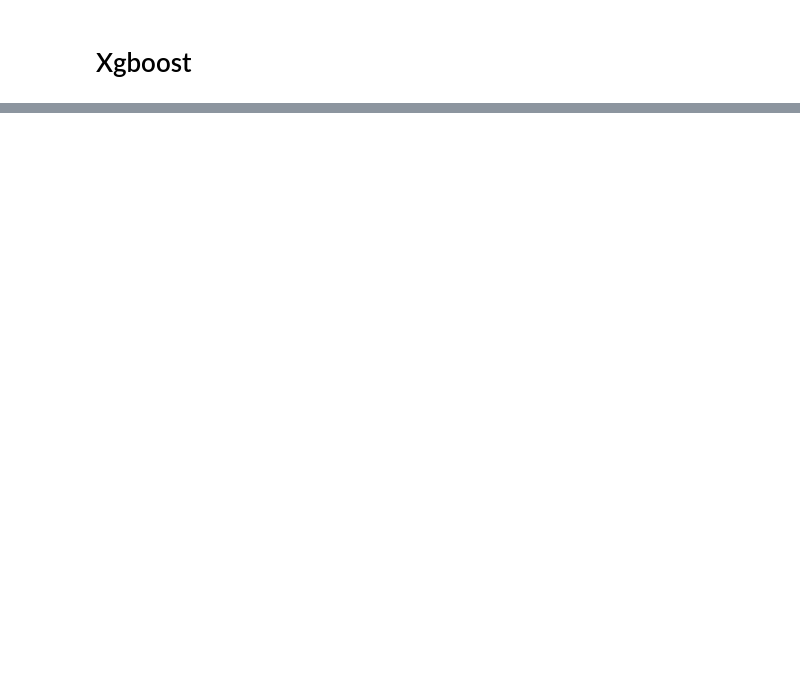
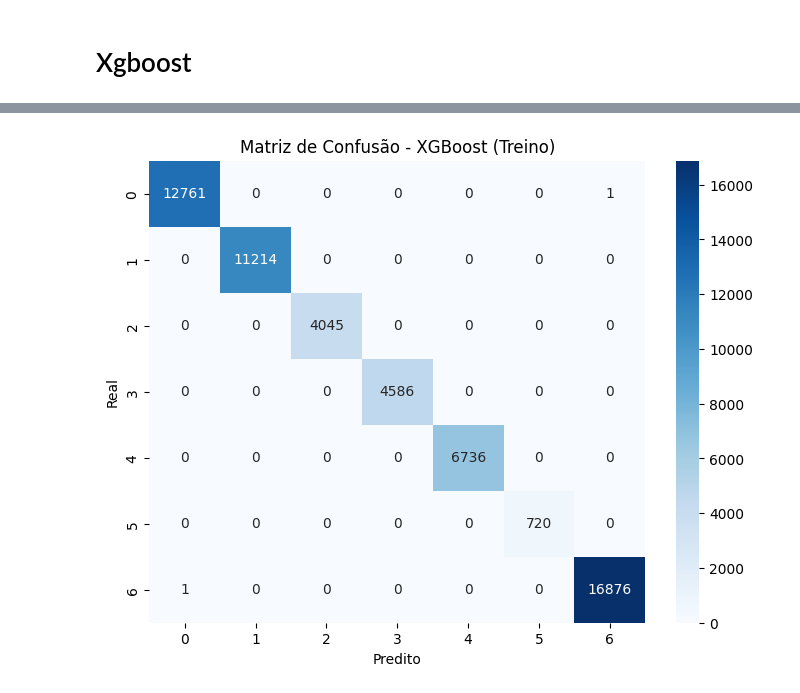
Before and after one commit to allanjfarias/PISI3, a Jupyter notebook: notebooks_classificação_clusters/xgboost.ipynb, the cells around one changed output, grey strips where cells are left out. Drawn from its saved outputs; the diff is of its cells as text; code cells hidden in the pictures; blank space fills up the shorter version.

```diff
--- a/notebooks_classificação_clusters/xgboost.ipynb
+++ b/notebooks_classificação_clusters/xgboost.ipynb
@@ -71,11 +121,13 @@ plt.show()
 # %%
 
 # Matriz de Confusão para o conjunto de treino
 conf_matrix = confusion_matrix(y_train, y_train_pred)
 plt.figure(figsize=(8,6))
 sns.heatmap(conf_matrix, annot=True, fmt='d', cmap='Blues',
             xticklabels=sorted(Y.unique()), yticklabels=sorted(Y.unique()))
 plt.xlabel('Predito')
 plt.ylabel('Real')
-plt.title('Matriz de Confusão - Treino')
+plt.title('Matriz de Confusão - XGBoost (Treino)')
 plt.show()
+# %% [output]
+[figure, added]
```
Also changed, not shown: parts of 6 cells of this notebook, 2 other files.
